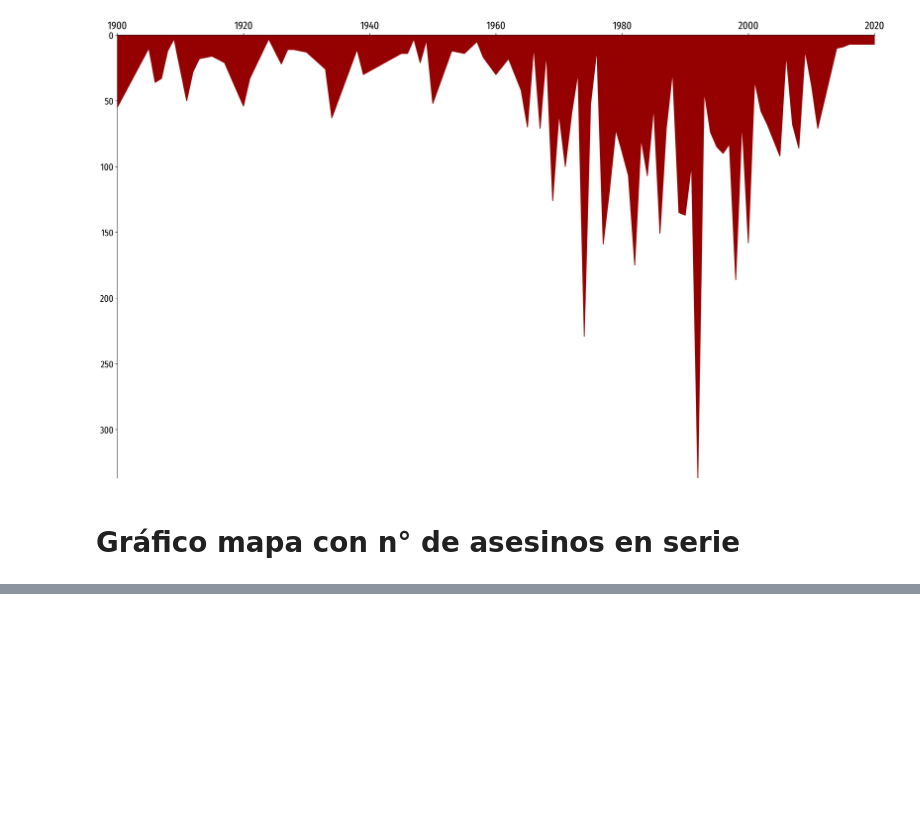
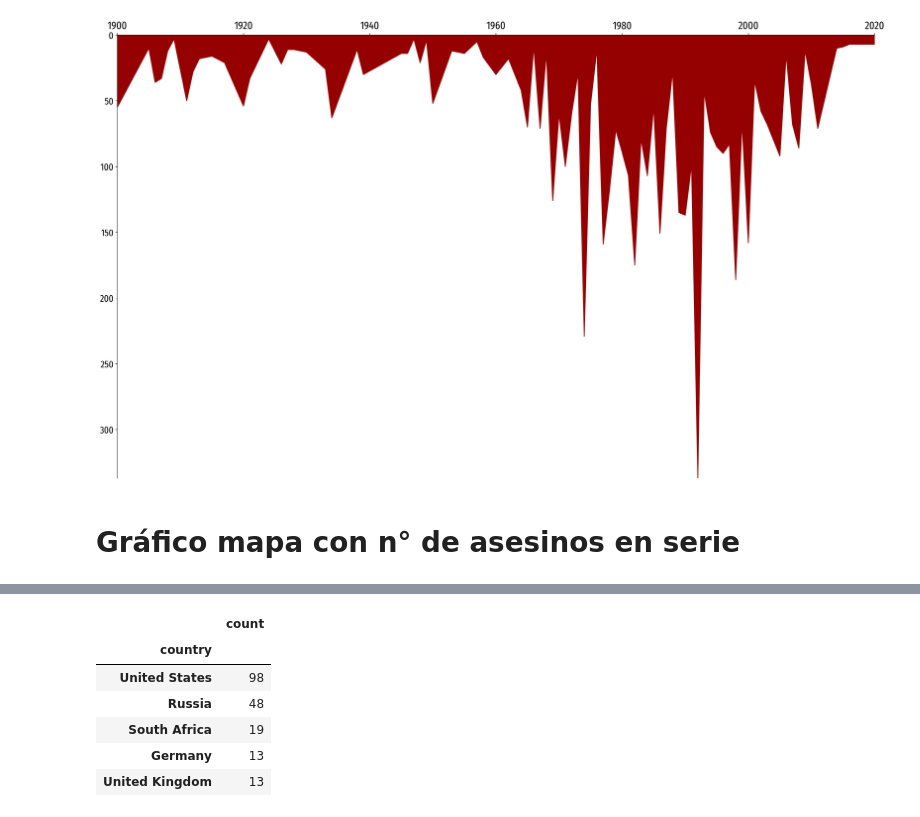
Before and after one commit to fabianigual/info-vis, a Jupyter notebook: 03-info-vis.ipynb, the cells around one changed output, grey strips where cells are left out. Saved outputs shown, nothing was run; the diff lists cells and outputs as text; code cells hidden in the pictures; blank space fills up the shorter version.

```diff
--- a/03-info-vis.ipynb
+++ b/03-info-vis.ipynb
@@ -73,0 +113,11 @@ plt.fill_between(ts.index, ts.proven_victims, color = '#950000')#
+# %%
+n_pais = pd.DataFrame(data = {'count':paises.value_counts('country')})
+n_pais.head()
+# %% [output]
+|  | count |
+| country |  |
+| United States | 98 |
+| Russia | 48 |
+| South Africa | 19 |
+| Germany | 13 |
+| United Kingdom | 13 |
```
Also changed, not shown: parts of 11 cells of this notebook, 5 other files.
